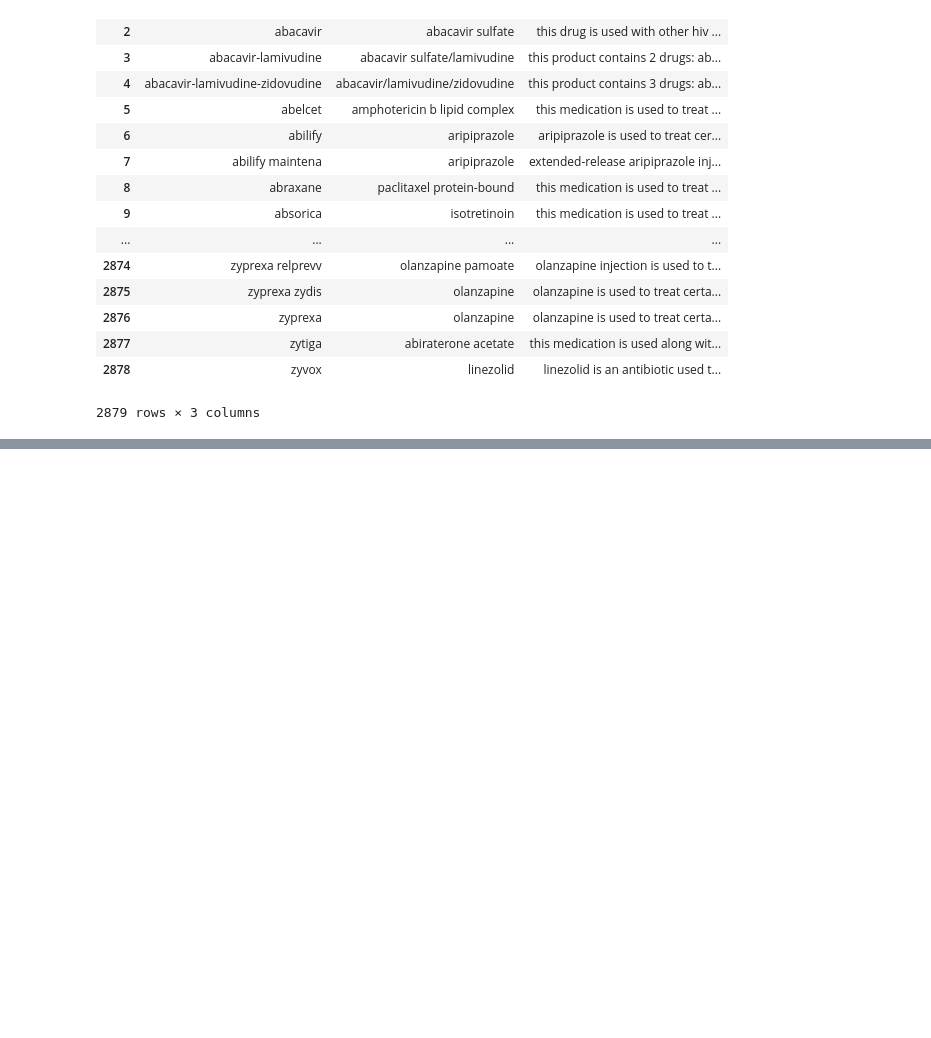
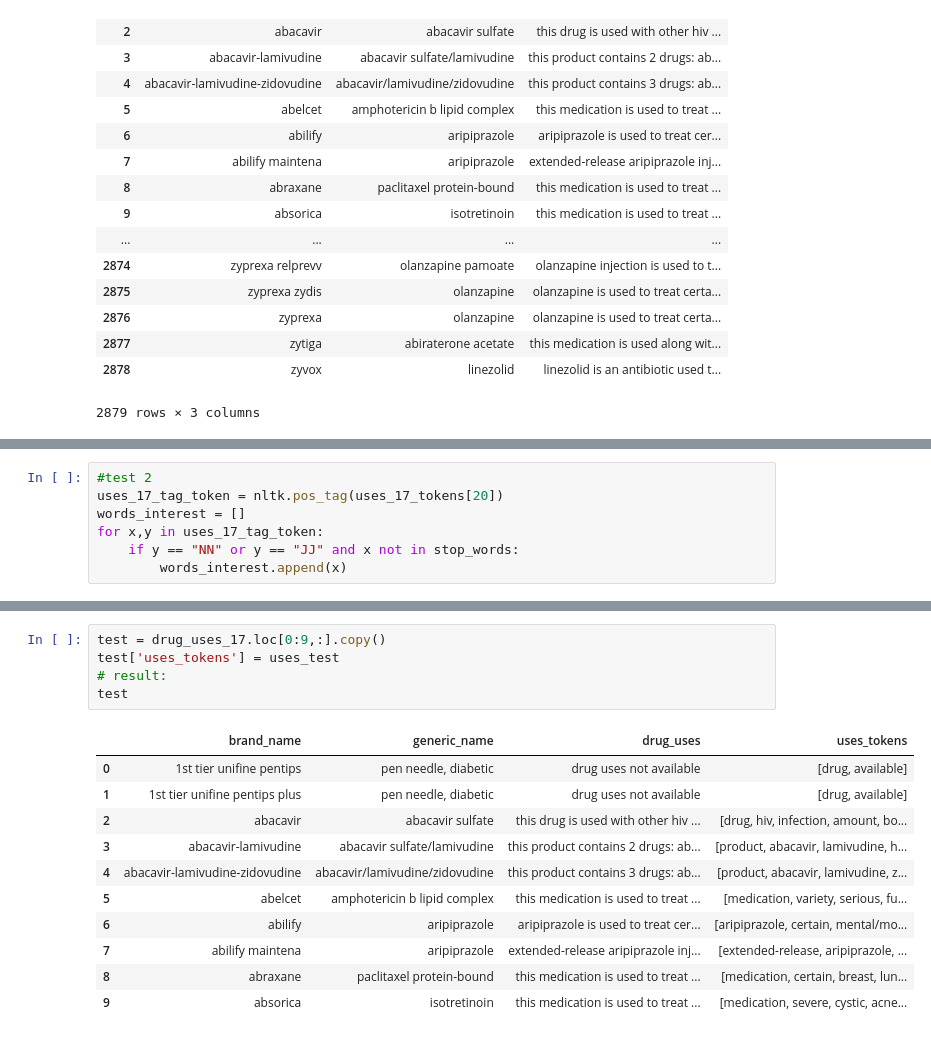
Before and after one commit to darya-akimova/medicare_spending_analysis, a Jupyter notebook: medicare part D analysis.ipynb, the cells around one changed output, grey strips where cells are left out. Drawn from its saved outputs; the diff is of its cells as text; blank space fills up the shorter version.

```diff
--- a/medicare part D analysis.ipynb
+++ b/medicare part D analysis.ipynb
@@ -187,0 +209,7 @@ drug_uses_17['tokens'] = drug_uses_17['drug_uses'].apply(word_tokenize)
+# %%
+#test 2
+uses_17_tag_token = nltk.pos_tag(uses_17_tokens[20])
+words_interest = []
+for x,y in uses_17_tag_token:
+    if y == "NN" or y == "JJ" and x not in stop_words:
+        words_interest.append(x)
@@ -187,0 +279,17 @@ drug_uses_17['tokens'] = drug_uses_17['drug_uses'].apply(word_tokenize)
+# %%
+test = drug_uses_17.loc[0:9,:].copy()
+test['uses_tokens'] = uses_test
+# result:
+test
+# %% [output]
+|  | brand_name | generic_name | drug_uses | uses_tokens |
+| 0 | 1st tier unifine pentips | pen needle, diabetic | drug uses not available | [drug, available] |
+| 1 | 1st tier unifine pentips plus | pen needle, diabetic | drug uses not available | [drug, available] |
+| 2 | abacavir | abacavir sulfate | this drug is used with other hiv ... | [drug, hiv, infection, amount, bo... |
+| 3 | abacavir-lamivudine | abacavir sulfate/lamivudine | this product contains 2 drugs: ab... | [product, abacavir, lamivudine, h... |
+| 4 | abacavir-lamivudine-zidovudine | abacavir/lamivudine/zidovudine | this product contains 3 drugs: ab... | [product, abacavir, lamivudine, z... |
+| 5 | abelcet | amphotericin b lipid complex | this medication is used to treat ... | [medication, variety, serious, fu... |
+| 6 | abilify | aripiprazole | aripiprazole is used to treat cer... | [aripiprazole, certain, mental/mo... |
+| 7 | abilify maintena | aripiprazole | extended-release aripiprazole inj... | [extended-release, aripiprazole, ... |
+| 8 | abraxane | paclitaxel protein-bound | this medication is used to treat ... | [medication, certain, breast, lun... |
+| 9 | absorica | isotretinoin | this medication is used to treat ... | [medication, severe, cystic, acne... |
```
Also changed, not shown: parts of 18 cells of this notebook, 2 other files.
